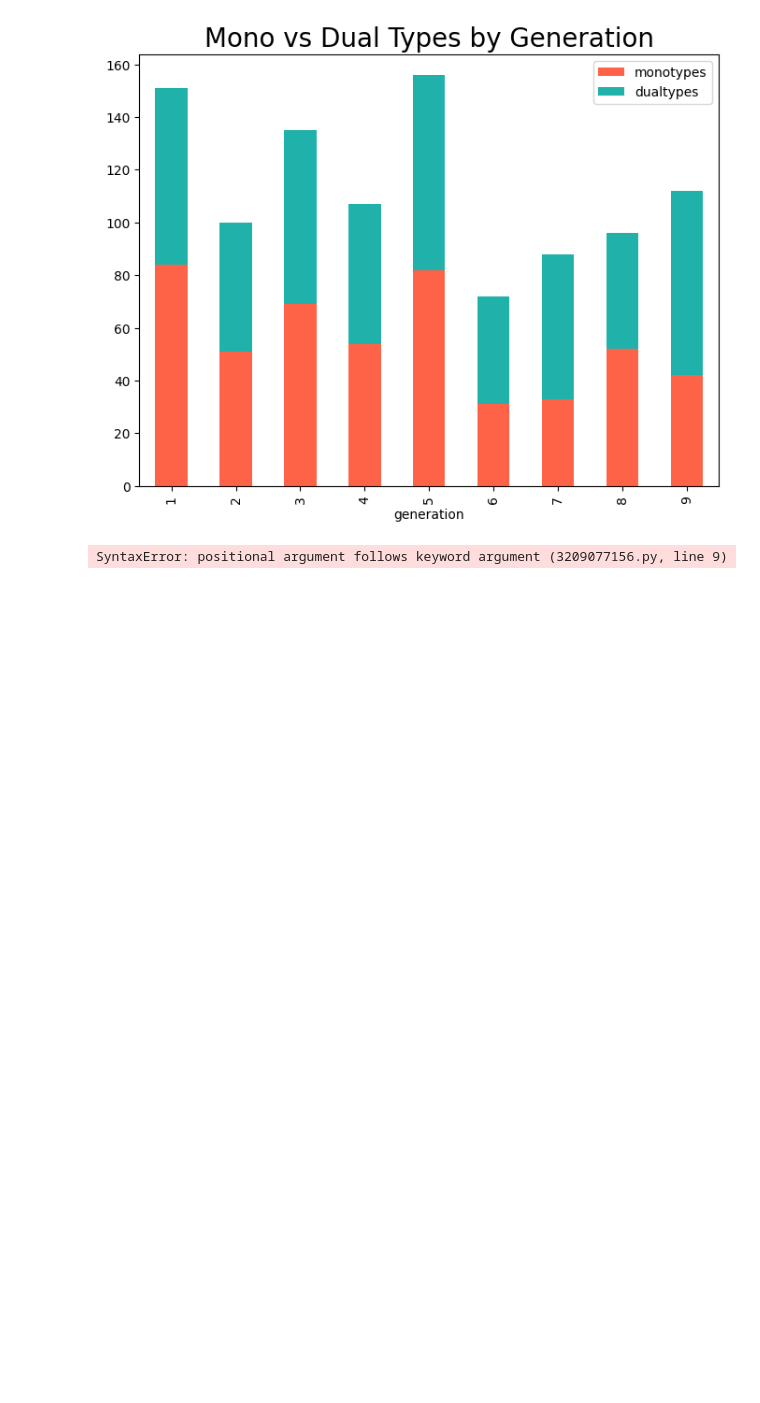
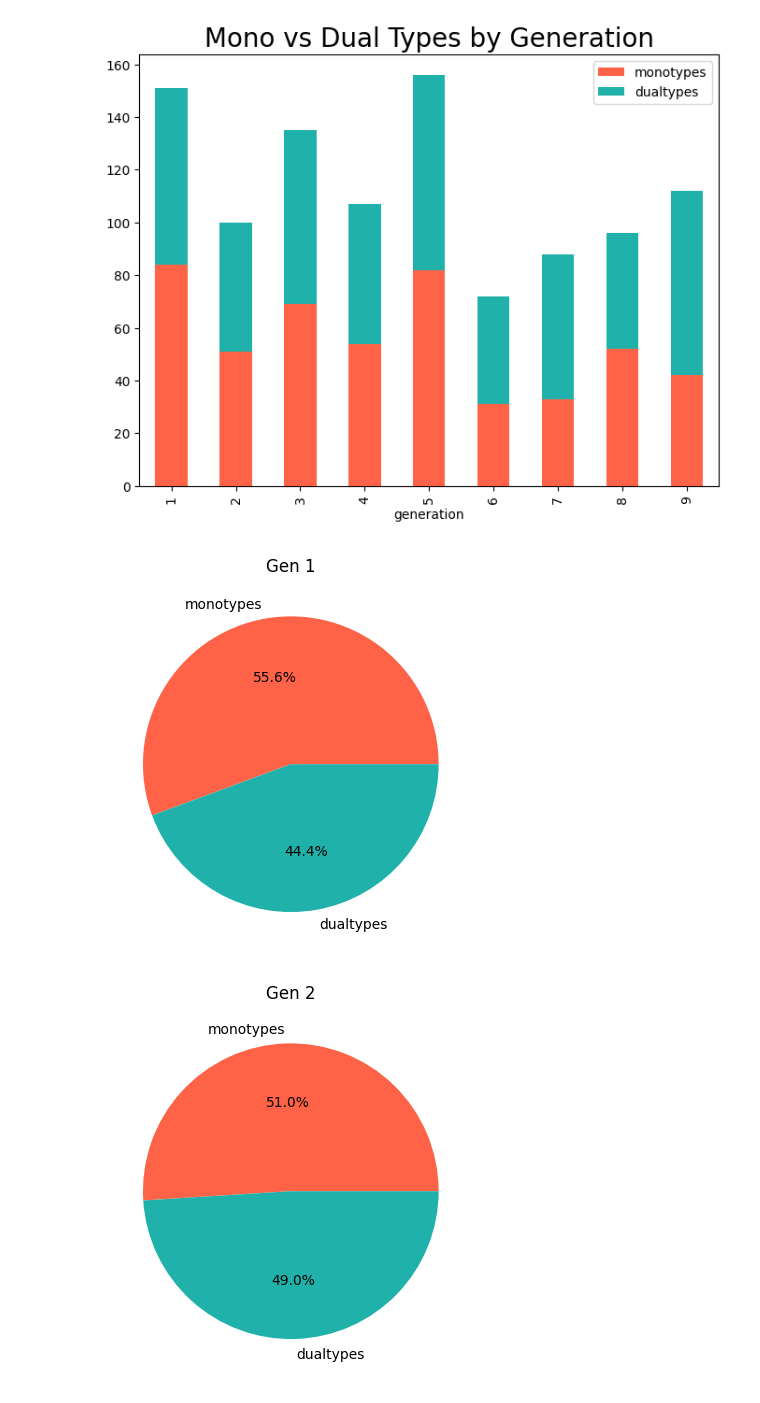
Before and after one commit to kevinle108/data-analysis-2023, a Jupyter notebook: pokemon_analysis.ipynb, the cells around one changed output. Drawn from its saved outputs; the diff is of its cells as text; code cells hidden in the pictures; blank space fills up the shorter version.

```diff
--- a/pokemon_analysis.ipynb
+++ b/pokemon_analysis.ipynb
@@ -323,20 +323,21 @@ Text(0.5, 1.0, 'Mono vs Dual Types by Generation')
 # %%
 def create_pie_chart(gen_num):
     index = gen_num - 1
     mono = gen_types_df.loc[index]['monotypes']
     dual = gen_types_df.loc[index]['dualtypes']
 
     y = np.array([mono, dual])
     mylabels = ["monotypes", "dualtypes"]
 
-    plt.pie(y, labels = mylabels, autopct='%1.1f%%', plt.plot(x,monotypes_values))
+    plt.pie(y, labels = mylabels, autopct='%1.1f%%', colors=['tomato','lightseagreen'])
     plt.title(f"Gen {gen_num}")
     plt.show()
 
 
 for gen_num in range(1,10):
     create_pie_chart(gen_num)
 
 plt.show()
 # %% [output]
-SyntaxError: positional argument follows keyword argument (3209077156.py, line 9)
+[figure, added]
+[figure, added]
```
Also changed, not shown: parts of 3 cells of this notebook.
